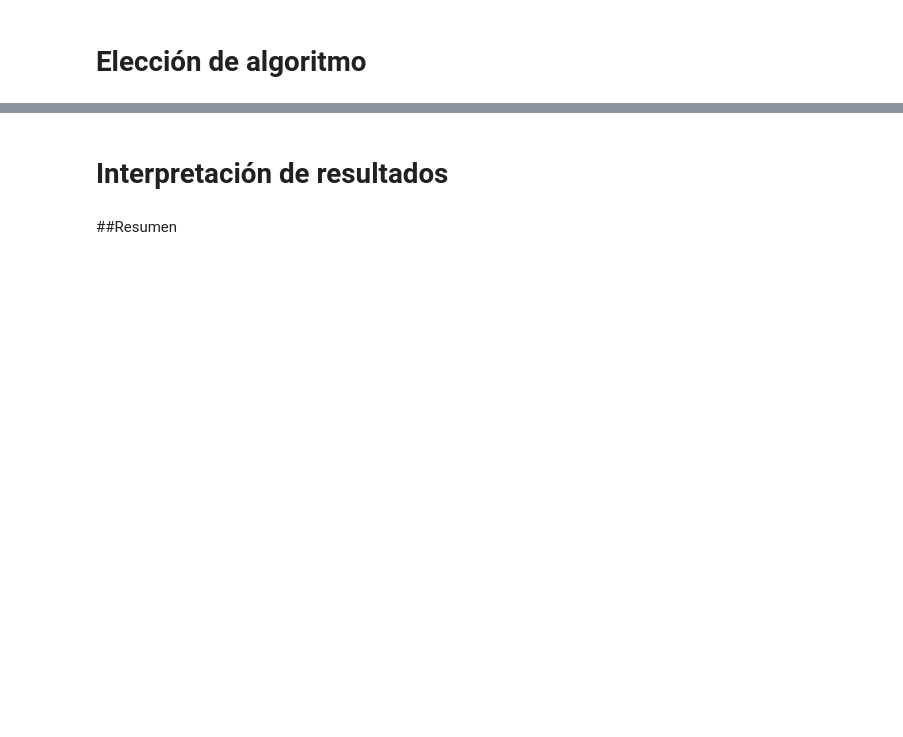
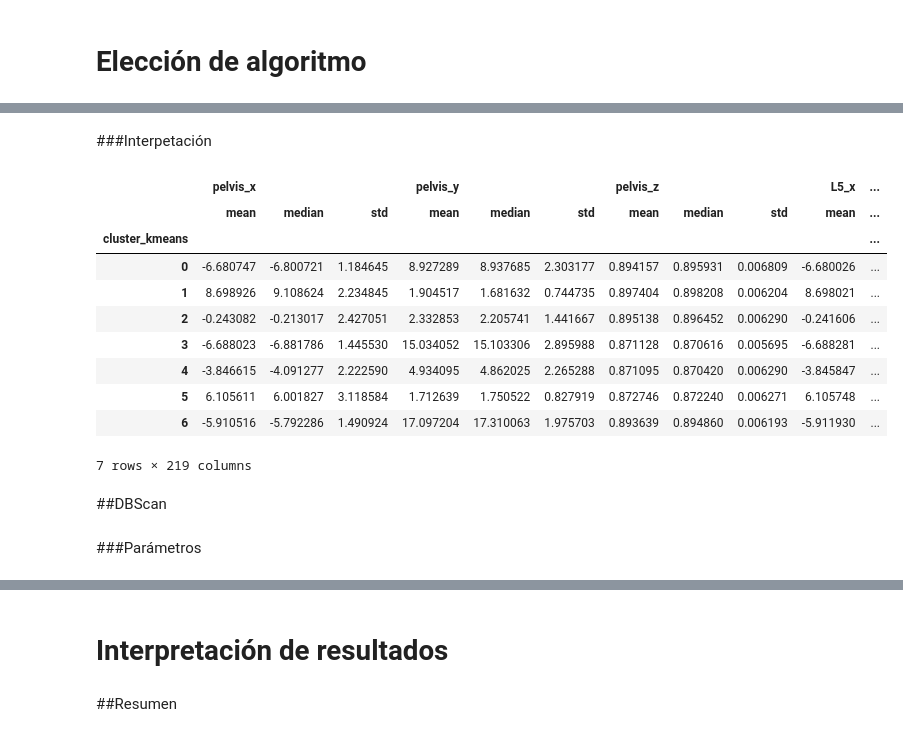
Before and after one commit to loleandote22/PruebasAprendizaje, a Jupyter notebook: PruebaProgreso2/Ejercicio.ipynb, the cells around one changed output, grey strips where cells are left out. Saved outputs shown, nothing was run; the diff lists cells and outputs as text; code cells hidden in the pictures; blank space fills up the shorter version.

```diff
--- a/PruebaProgreso2/Ejercicio.ipynb
+++ b/PruebaProgreso2/Ejercicio.ipynb
@@ -263,0 +369,21 @@ plt.show()
+# %% [markdown]
+###Interpetación
+# %%
+kmeans_stats = s_05_03.groupby('cluster_kmeans').agg(['mean', 'median', 'std'])
+kmeans_stats
+# %% [output]
+|  | pelvis_x |  |  | pelvis_y |  |  | pelvis_z |  |  | L5_x | ... |
+|  | mean | median | std | mean | median | std | mean | median | std | mean | ... |
+| cluster_kmeans |  |  |  |  |  |  |  |  |  |  | ... |
+| 0 | -6.680747 | -6.800721 | 1.184645 | 8.927289 | 8.937685 | 2.303177 | 0.894157 | 0.895931 | 0.006809 | -6.680026 | ... |
+| 1 | 8.698926 | 9.108624 | 2.234845 | 1.904517 | 1.681632 | 0.744735 | 0.897404 | 0.898208 | 0.006204 | 8.698021 | ... |
+| 2 | -0.243082 | -0.213017 | 2.427051 | 2.332853 | 2.205741 | 1.441667 | 0.895138 | 0.896452 | 0.006290 | -0.241606 | ... |
+| 3 | -6.688023 | -6.881786 | 1.445530 | 15.034052 | 15.103306 | 2.895988 | 0.871128 | 0.870616 | 0.005695 | -6.688281 | ... |
+| 4 | -3.846615 | -4.091277 | 2.222590 | 4.934095 | 4.862025 | 2.265288 | 0.871095 | 0.870420 | 0.006290 | -3.845847 | ... |
+| 5 | 6.105611 | 6.001827 | 3.118584 | 1.712639 | 1.750522 | 0.827919 | 0.872746 | 0.872240 | 0.006271 | 6.105748 | ... |
+| 6 | -5.910516 | -5.792286 | 1.490924 | 17.097204 | 17.310063 | 1.975703 | 0.893639 | 0.894860 | 0.006193 | -5.911930 | ... |
+7 rows × 219 columns
+# %% [markdown]
+##DBScan
+# %% [markdown]
+###Parámetros
```
Also changed, not shown: parts of 44 cells of this notebook.
